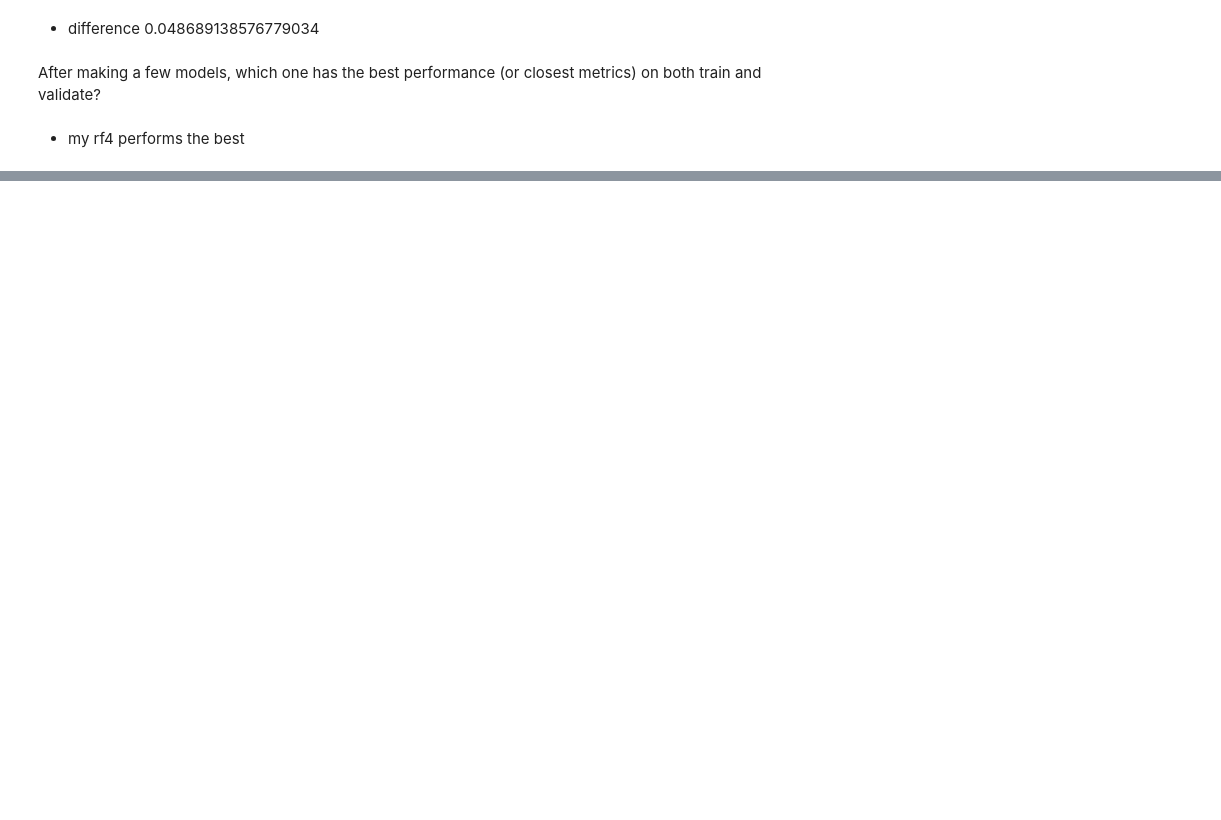
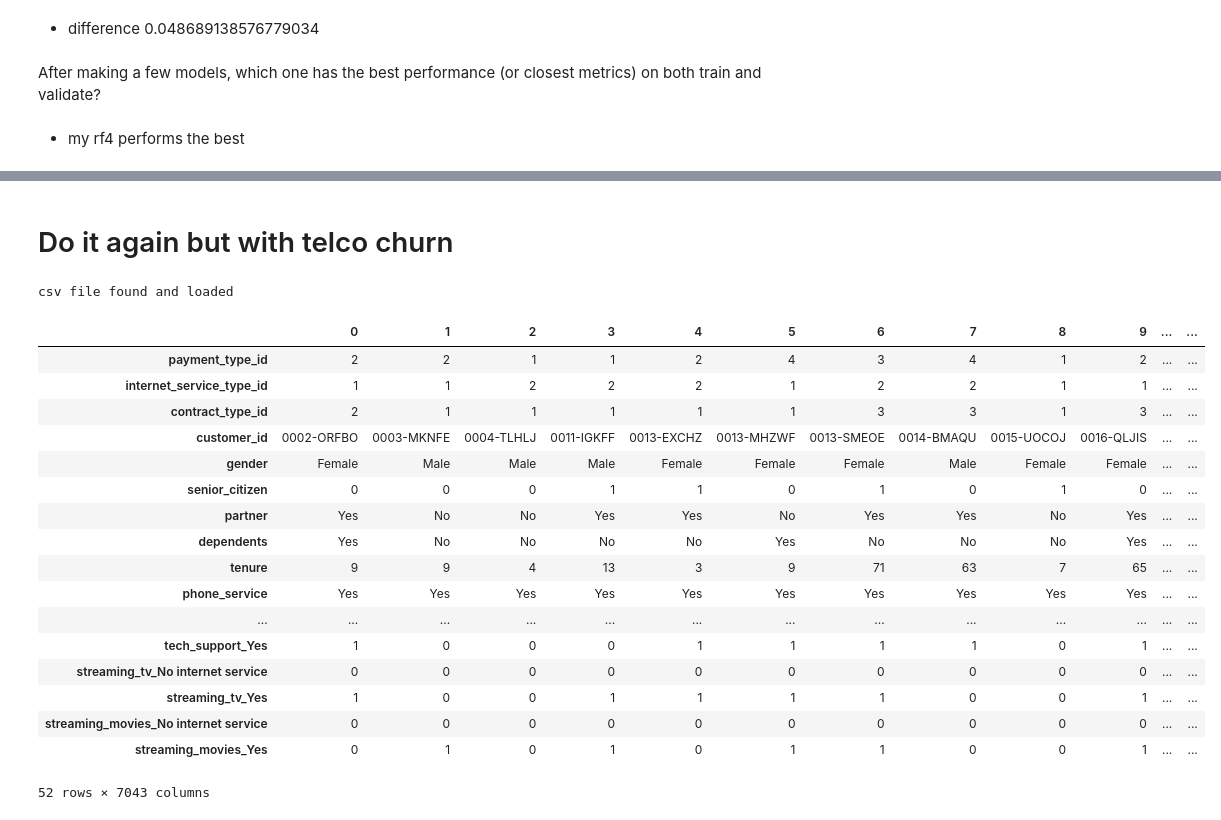
Before and after one commit to Andrew-Casey/classification_exercises, a Jupyter notebook: random_forests.ipynb, the cells around one changed output, grey strips where cells are left out. Cells and saved outputs as stored; diff of their text form; code cells hidden in the pictures; blank space fills up the shorter version.

```diff
--- a/random_forests.ipynb
+++ b/random_forests.ipynb
@@ -456,0 +507,25 @@ After making a few models, which one has the best performance (or closest metric
+# %% [markdown]
+# Do it again but with telco churn
+# %%
+telco = prep.prep_telco()
+telco.T
+# %% [output]
+csv file found and loaded
+|  | 0 | 1 | 2 | 3 | 4 | 5 | 6 | 7 | 8 | 9 | ... | ... |
+| payment_type_id | 2 | 2 | 1 | 1 | 2 | 4 | 3 | 4 | 1 | 2 | ... | ... |
+| internet_service_type_id | 1 | 1 | 2 | 2 | 2 | 1 | 2 | 2 | 1 | 1 | ... | ... |
+| contract_type_id | 2 | 1 | 1 | 1 | 1 | 1 | 3 | 3 | 1 | 3 | ... | ... |
+| customer_id | 0002-ORFBO | 0003-MKNFE | 0004-TLHLJ | 0011-IGKFF | 0013-EXCHZ | 0013-MHZWF | 0013-SMEOE | 0014-BMAQU | 0015-UOCOJ | 0016-QLJIS | ... | ... |
+| gender | Female | Male | Male | Male | Female | Female | Female | Male | Female | Female | ... | ... |
+| senior_citizen | 0 | 0 | 0 | 1 | 1 | 0 | 1 | 0 | 1 | 0 | ... | ... |
+| partner | Yes | No | No | Yes | Yes | No | Yes | Yes | No | Yes | ... | ... |
+| dependents | Yes | No | No | No | No | Yes | No | No | No | Yes | ... | ... |
+| tenure | 9 | 9 | 4 | 13 | 3 | 9 | 71 | 63 | 7 | 65 | ... | ... |
+| phone_service | Yes | Yes | Yes | Yes | Yes | Yes | Yes | Yes | Yes | Yes | ... | ... |
+| ... | ... | ... | ... | ... | ... | ... | ... | ... | ... | ... | ... | ... |
+| tech_support_Yes | 1 | 0 | 0 | 0 | 1 | 1 | 1 | 1 | 0 | 1 | ... | ... |
+| streaming_tv_No internet service | 0 | 0 | 0 | 0 | 0 | 0 | 0 | 0 | 0 | 0 | ... | ... |
+| streaming_tv_Yes | 1 | 0 | 0 | 1 | 1 | 1 | 1 | 0 | 0 | 1 | ... | ... |
+| streaming_movies_No internet service | 0 | 0 | 0 | 0 | 0 | 0 | 0 | 0 | 0 | 0 | ... | ... |
+| streaming_movies_Yes | 0 | 1 | 0 | 1 | 0 | 1 | 1 | 0 | 0 | 1 | ... | ... |
+52 rows × 7043 columns
```
Also changed, not shown: parts of 35 cells of this notebook, 5 other files.
